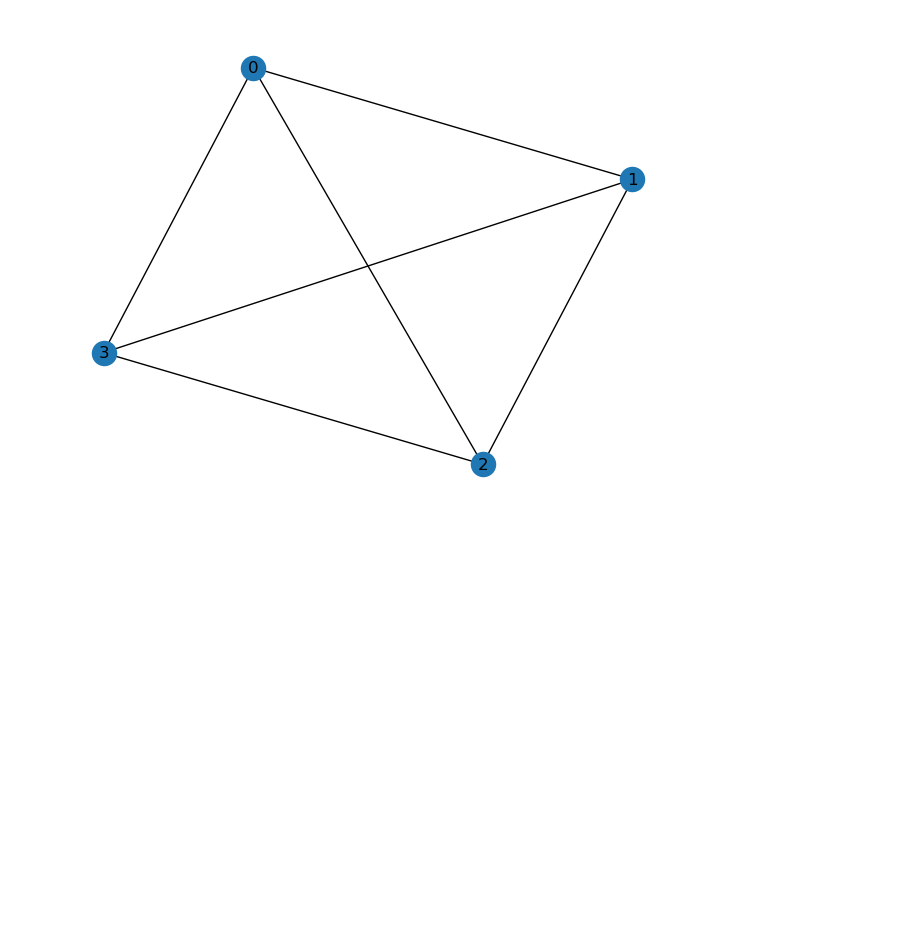
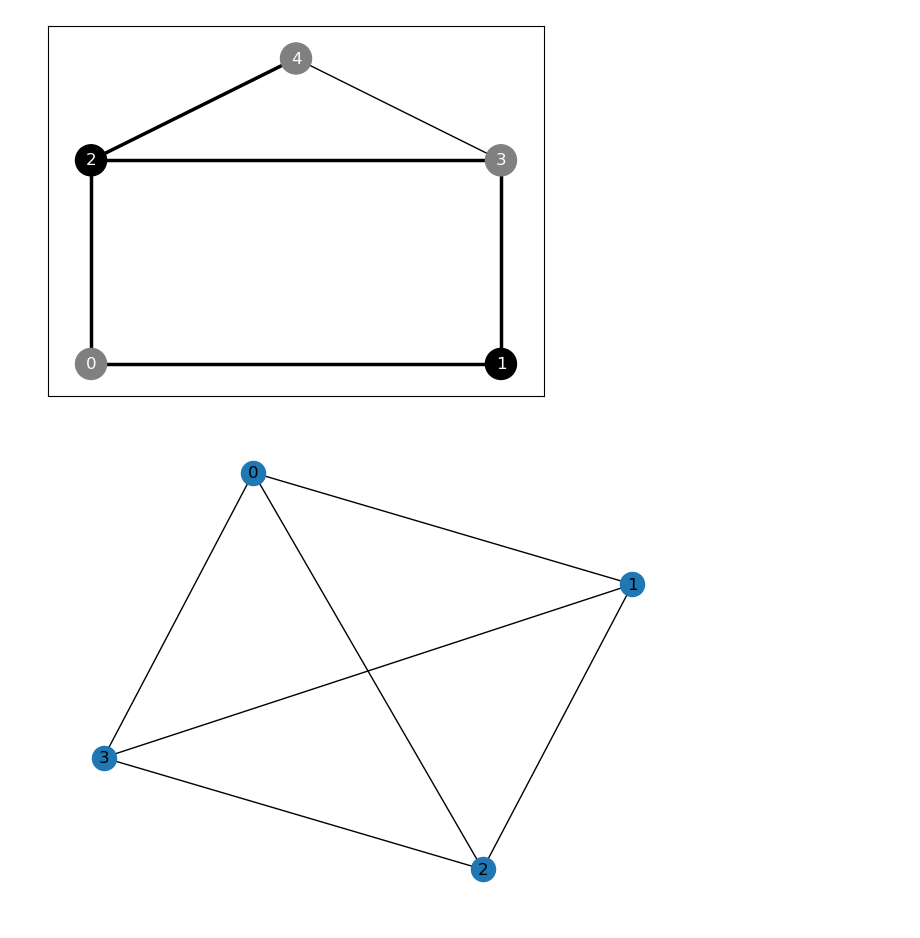
Before and after one commit to LeonhardRichter/TDVP_and_QAOA, a Jupyter notebook: testing.ipynb, the cells around one changed output. Drawn from its saved outputs; the diff is of its cells as text; code cells hidden in the pictures; blank space fills up the shorter version.

```diff
--- a/testing.ipynb
+++ b/testing.ipynb
@@ -10,6 +11,19 @@ from multiprocessing import Value
 import pickle
 import numpy as np
 from scipy.integrate import solve_ivp
+# %%
+house = nx.house_graph()
+nx.draw_networkx(
+    house,
+    node_size=500,
+    with_labels=True,
+    node_color=["grey", "black", "black", "grey", "grey"],
+    font_color="white",
+    width=[2.5, 2.5, 2.5, 2.5, 2.5, 1],
+    pos={0: (0, 0), 1: (1, 0), 2: (0, 1), 3: (1, 1), 4: (0.5, 1.5)},
+)
+# %% [output]
+[figure, added]
 # %%
 p = 1
 n=4
```
Also changed, not shown: parts of 1 cell of this notebook, 1 other file.
